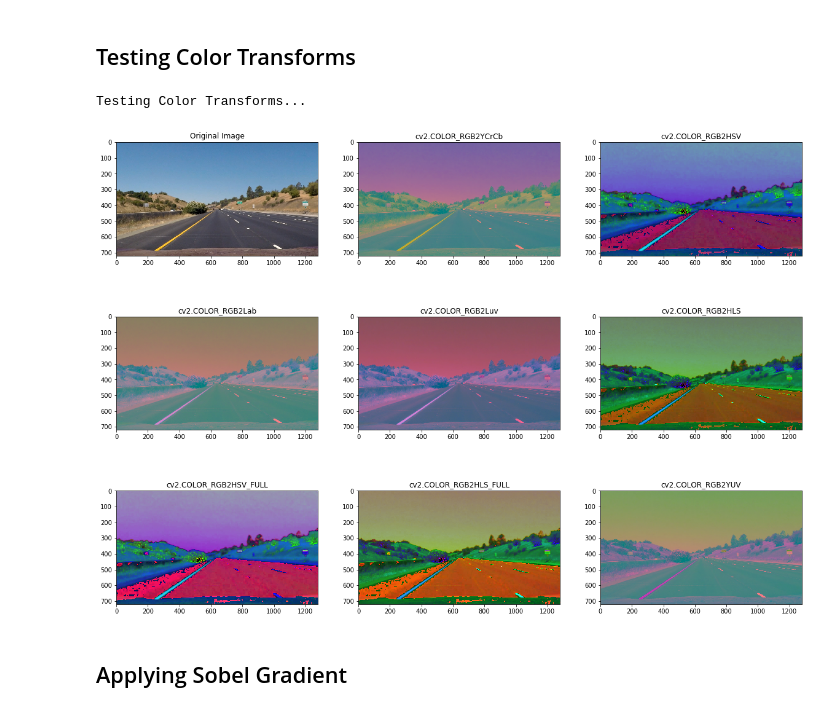
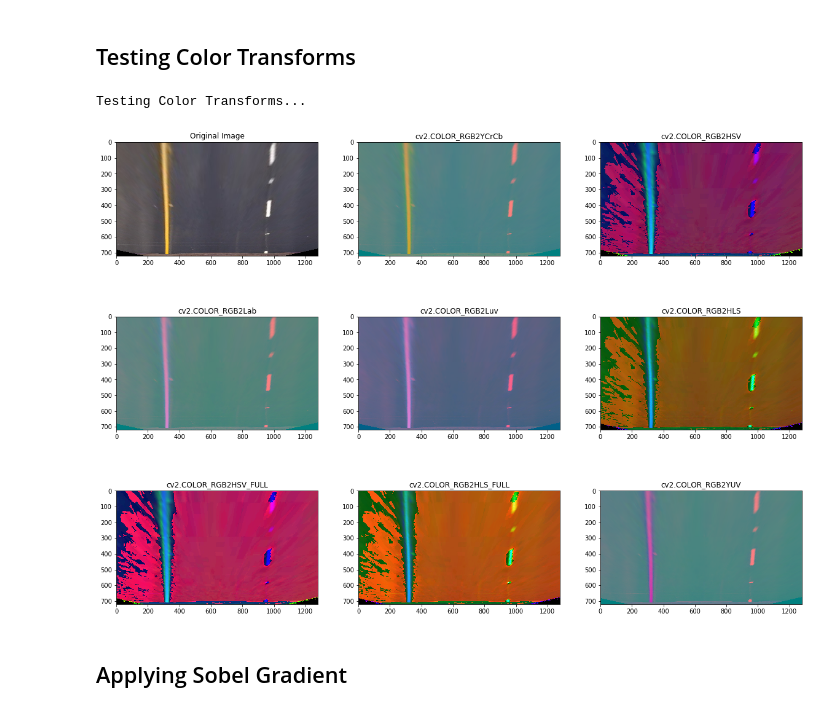
Before and after one commit to KaneRodriguez/CarND-Advanced-Lane-Lines, a Jupyter notebook: AccentuateLaneLines.ipynb, the cells around one changed output. Drawn from its saved outputs; the diff is of its cells as text; code cells hidden in the pictures.

```diff
--- a/AccentuateLaneLines.ipynb
+++ b/AccentuateLaneLines.ipynb
@@ -16,32 +16,32 @@ import cv2
 # %% [markdown]
 ## Testing Color Transforms
 # %%
-testImage = mpimg.imread("test_images/straight_lines1.jpg")
+testImage = mpimg.imread("test_images/straight_lines1_bev.jpg")
 
 testColorConversions = [testImage,
                         cv2.cvtColor(testImage, cv2.COLOR_RGB2YCrCb   ),
                         cv2.cvtColor(testImage, cv2.COLOR_RGB2HSV     ),
                         cv2.cvtColor(testImage, cv2.COLOR_RGB2Lab     ),
                         cv2.cvtColor(testImage, cv2.COLOR_RGB2Luv     ),
                         cv2.cvtColor(testImage, cv2.COLOR_RGB2HLS     ),
                         cv2.cvtColor(testImage, cv2.COLOR_RGB2HSV_FULL),
                         cv2.cvtColor(testImage, cv2.COLOR_RGB2HLS_FULL),
                         cv2.cvtColor(testImage, cv2.COLOR_RGB2YUV     )]
 
 testColorConversionNames= ["Original Image",
                         "cv2.COLOR_RGB2YCrCb"   ,
                         "cv2.COLOR_RGB2HSV"     ,
                         "cv2.COLOR_RGB2Lab"     ,
                         "cv2.COLOR_RGB2Luv"     ,
                         "cv2.COLOR_RGB2HLS"     ,
                         "cv2.COLOR_RGB2HSV_FULL",
                         "cv2.COLOR_RGB2HLS_FULL",
                         "cv2.COLOR_RGB2YUV"     ]
 
 print("Testing Color Transforms...")
 plotImages(testColorConversions, testColorConversionNames, 3, figsize=(20, 20))
 # %% [output]
 Testing Color Transforms...
-[figure, old version]
+[figure, new version]
 # %% [markdown]
 ## Applying Sobel Gradient
```
Also changed, not shown: parts of 8 cells of this notebook, 6 other files.
